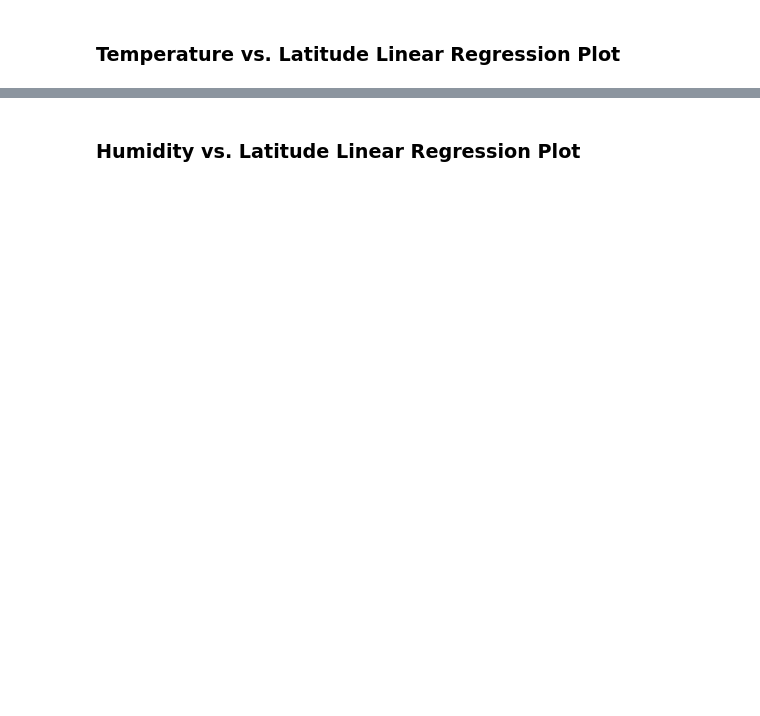
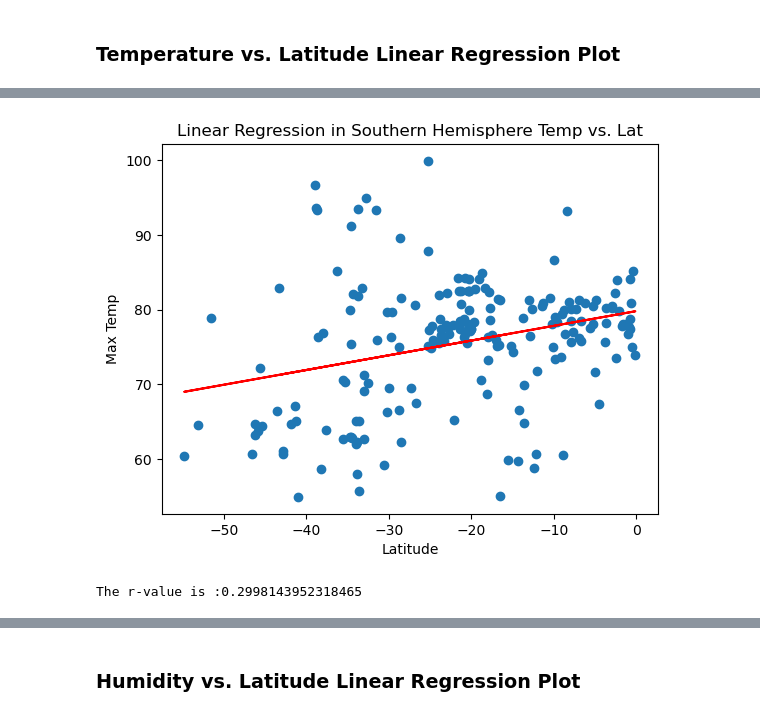
Before and after one commit to vklynn/python-api-challenge, a Jupyter notebook: Starter_Code/starter_code/WeatherPy.ipynb, the cells around one changed output, grey strips where cells are left out. Saved outputs shown, nothing was run; the diff lists cells and outputs as text; code cells hidden in the pictures; blank space fills up the shorter version.

```diff
--- a/Starter_Code/starter_code/WeatherPy.ipynb
+++ b/Starter_Code/starter_code/WeatherPy.ipynb
@@ -367,0 +396,13 @@ The r-value is: 0.4121057168607245
+# %%
+# Linear regression on Southern Hemisphere
+x_values = southern_hemi_df["Lat"]
+y_values = southern_hemi_df["Max Temp"]
+# Call the function.
+plot_linear_regression(x_values, y_values,
+                       'Linear Regression in Southern Hemisphere Temp vs. Lat', 'Max Temp',(10,40))
+#print the r values
+corr = st.pearsonr(x_values, y_values)[0]
+print(f'The r-value is :{corr}')
+# %% [output]
+[figure, added]
+The r-value is :0.2998143952318465
```
Also changed, not shown: parts of 34 cells of this notebook.
